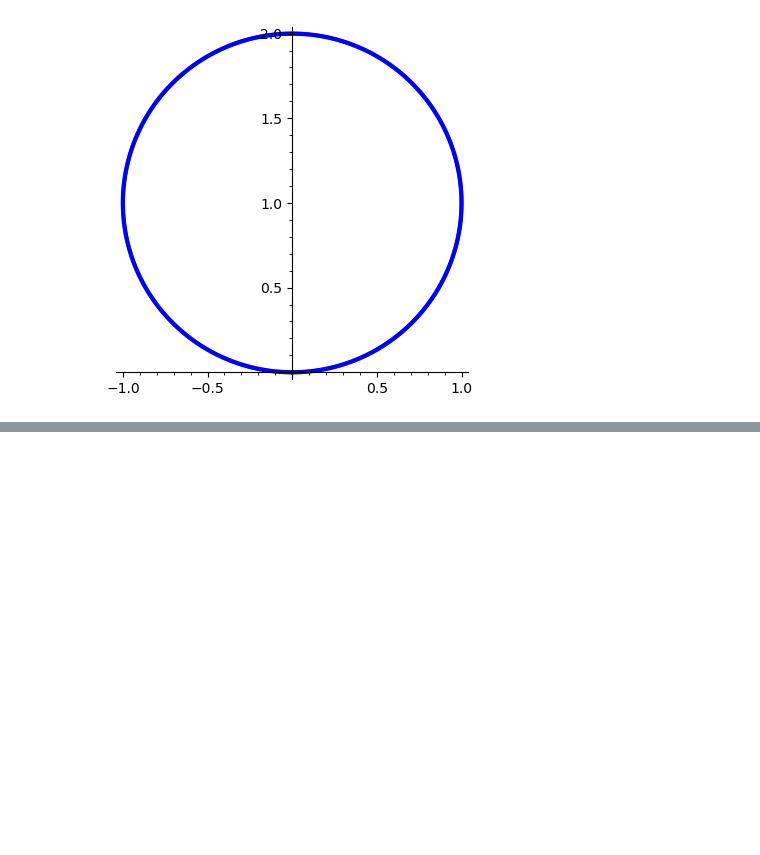
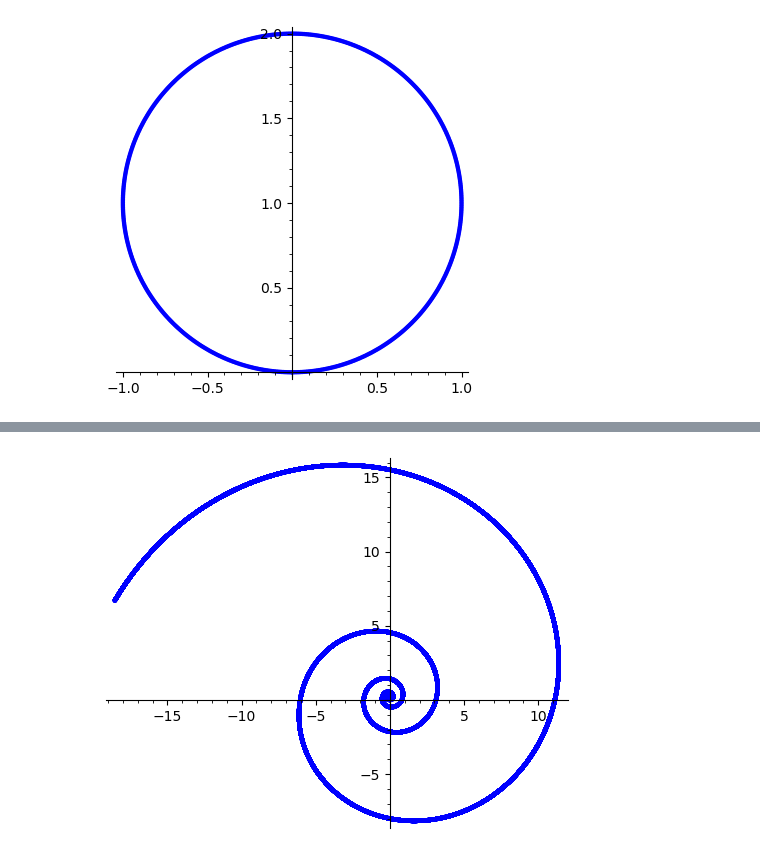
Before and after one commit to matmourao/curves, a Jupyter notebook: A1.ipynb, the cells around one changed output, grey strips where cells are left out. Drawn from its saved outputs; the diff is of its cells as text; code cells hidden in the pictures; blank space fills up the shorter version.

```diff
--- a/A1.ipynb
+++ b/A1.ipynb
@@ -188,0 +220,7 @@ get_curve_plot(k, s_i=0, s_f=2*pi.n(), step=0.01).show()
+# %%
+k(s) = 5/(s+1)
+plt = get_curve_plot(k,step=0.001)
+plt.save("img/espiral1.png")
+Image(open('img/espiral1.png','rb').read())
+# %% [output]
+[figure, added]
```
Also changed, not shown: parts of 10 cells of this notebook, 22 other files.
